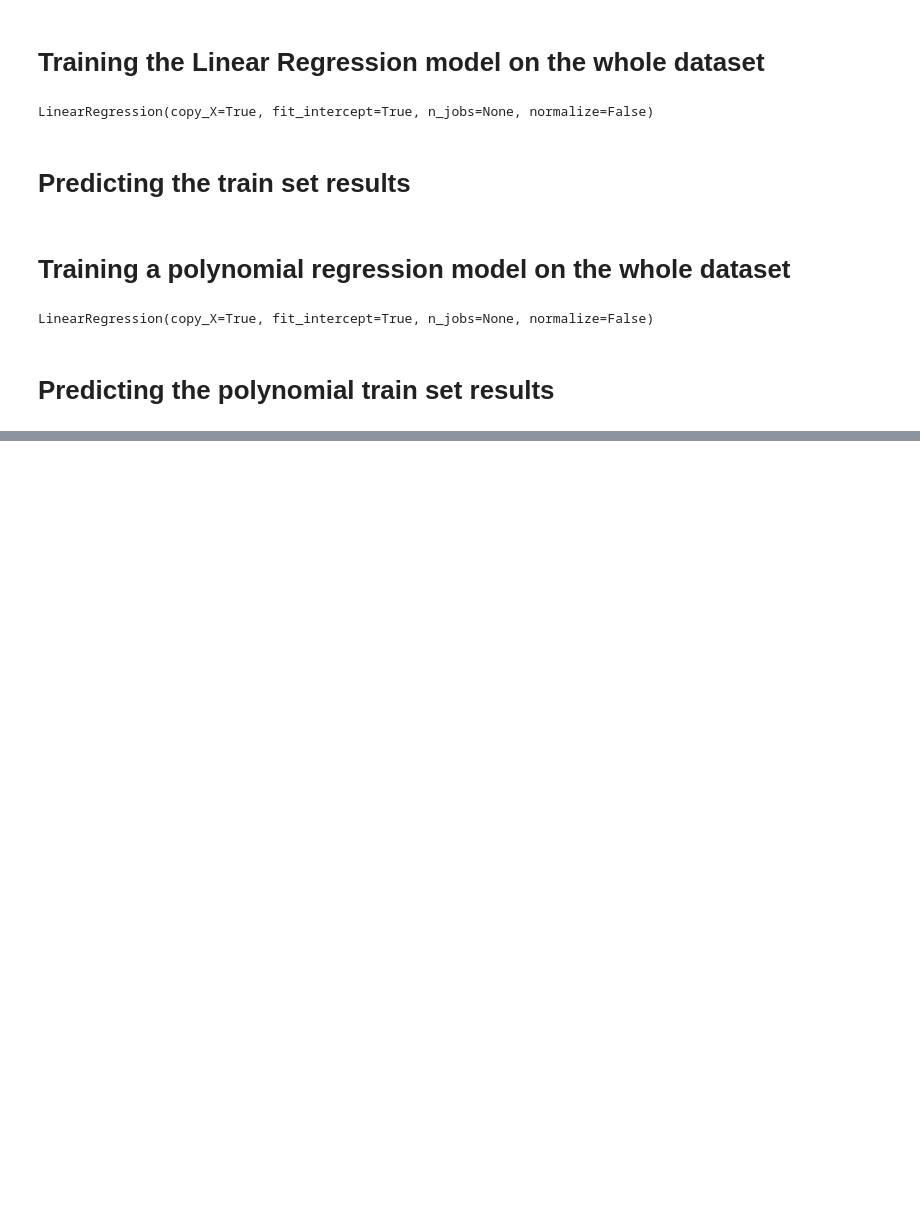
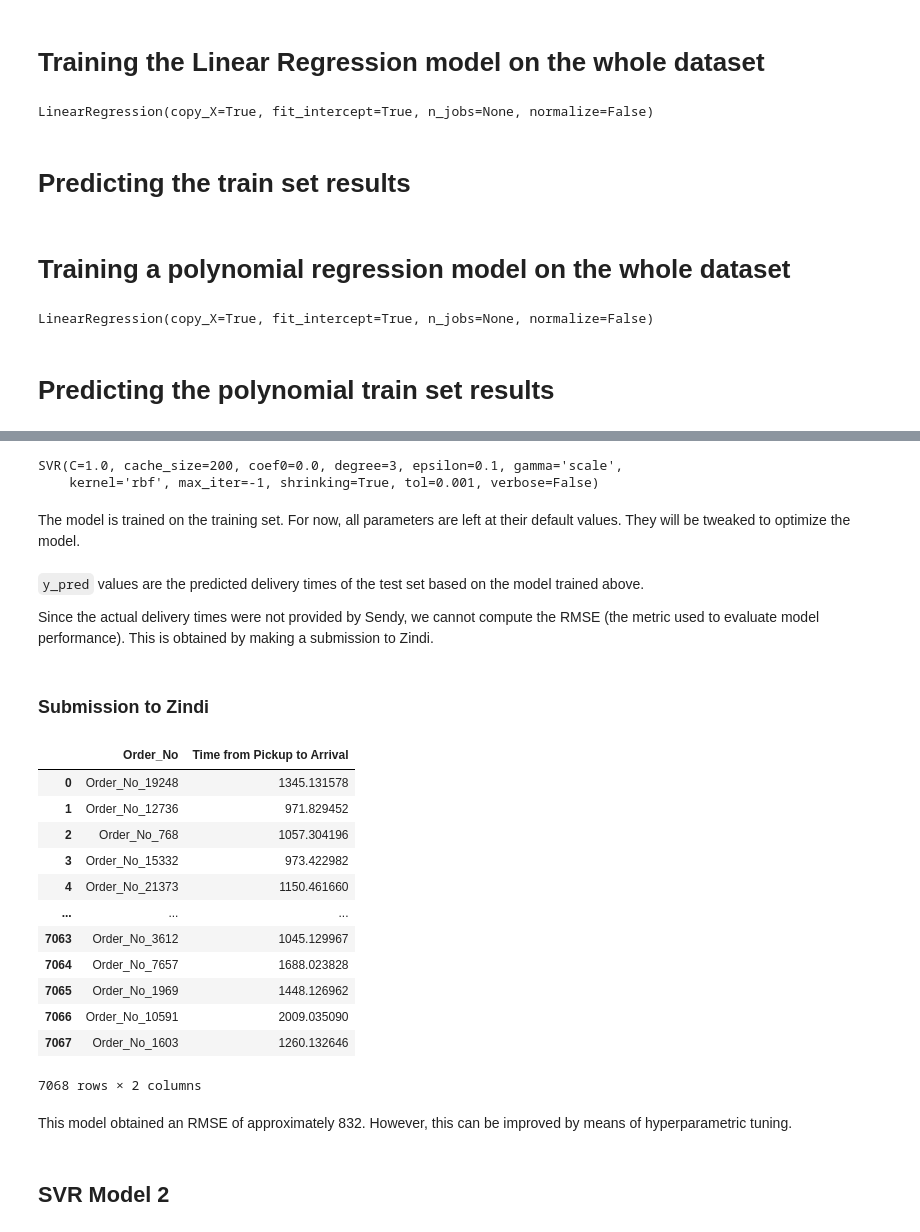
Before and after one commit to MilkShaikh3/Predict_Regression, a Jupyter notebook: Predict_Regression.ipynb, the cells around one changed output, grey strips where cells are left out. Cells and saved outputs as stored; diff of their text form; code cells hidden in the pictures; blank space fills up the shorter version.

Commit message:
models update

```diff
--- a/Predict_Regression.ipynb
+++ b/Predict_Regression.ipynb
@@ -984,6 +982,3 @@ The final `X_test_scaled` is now obtained.
-# %%
-from sklearn.model_selection import train_test_split
-X_train_scaled, X_test, y_train, X_test_scaled = train_test_split(X_train_scaled, y_train, test_size = 0.2, random_state = 1)
 # %% [markdown]
 # Training the Linear Regression model on the whole dataset
 # %%
@@ -1023,0 +1025,36 @@ print(beta_0)
+# %%
+from sklearn.svm import SVR
+svr = SVR(kernel = 'rbf')
+svr.fit(X_train_scaled, y_train)
+# %% [output]
+SVR(C=1.0, cache_size=200, coef0=0.0, degree=3, epsilon=0.1, gamma='scale',
+    kernel='rbf', max_iter=-1, shrinking=True, tol=0.001, verbose=False)
+# %% [markdown]
+The model is trained on the training set. For now, all parameters are left at their default values. They will be tweaked to optimize the model.
+# %%
+y_pred = svr.predict(X_test_scaled)
+# %% [markdown]
+`y_pred` values are the predicted delivery times of the test set based on the model trained above.
+
+Since the actual delivery times were not provided by Sendy, we cannot compute the RMSE (the metric used to evaluate model performance). This is obtained by making a submission to Zindi.
+# %% [markdown]
+### Submission to Zindi
+# %%
+predictions = pd.DataFrame(y_pred, columns=['Time from Pickup to Arrival'], index = X_test_scaled.index)
+predictions.reset_index(inplace=True)
+# %%
+predictions
+# %% [output]
+|  | Order_No | Time from Pickup to Arrival |
+| 0 | Order_No_19248 | 1345.131578 |
+| 1 | Order_No_12736 | 971.829452 |
+| 2 | Order_No_768 | 1057.304196 |
+| 3 | Order_No_15332 | 973.422982 |
+| 4 | Order_No_21373 | 1150.461660 |
+| ... | ... | ... |
+| 7063 | Order_No_3612 | 1045.129967 |
+| 7064 | Order_No_7657 | 1688.023828 |
+| 7065 | Order_No_1969 | 1448.126962 |
+| 7066 | Order_No_10591 | 2009.035090 |
+| 7067 | Order_No_1603 | 1260.132646 |
+7068 rows × 2 columns
@@ -1023,0 +1063,4 @@ print(beta_0)
+# %% [markdown]
+This model obtained an RMSE of approximately 832. However, this can be improved by means of hyperparametric tuning.
+# %% [markdown]
+## SVR Model 2
```
Also changed, not shown: parts of 45 cells of this notebook, 2 other files.
